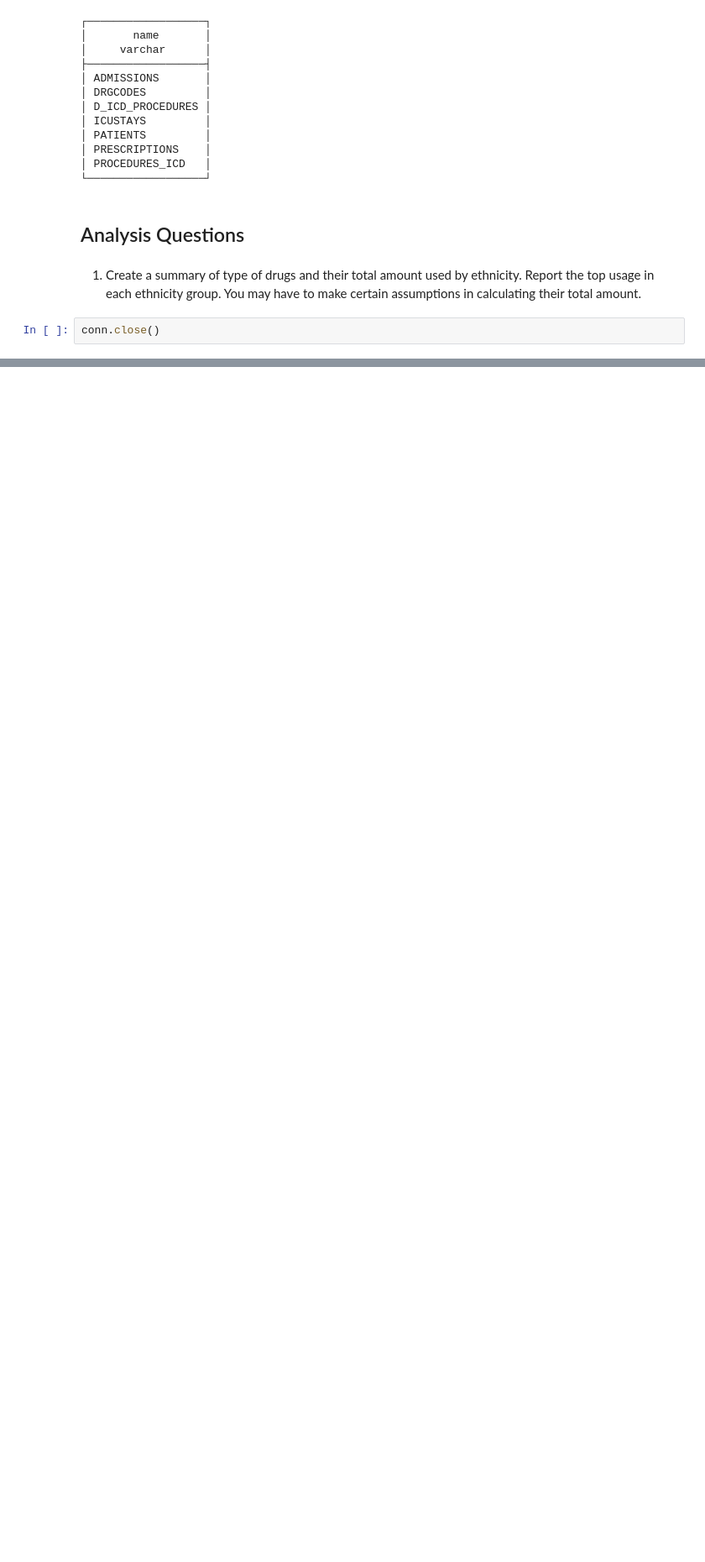
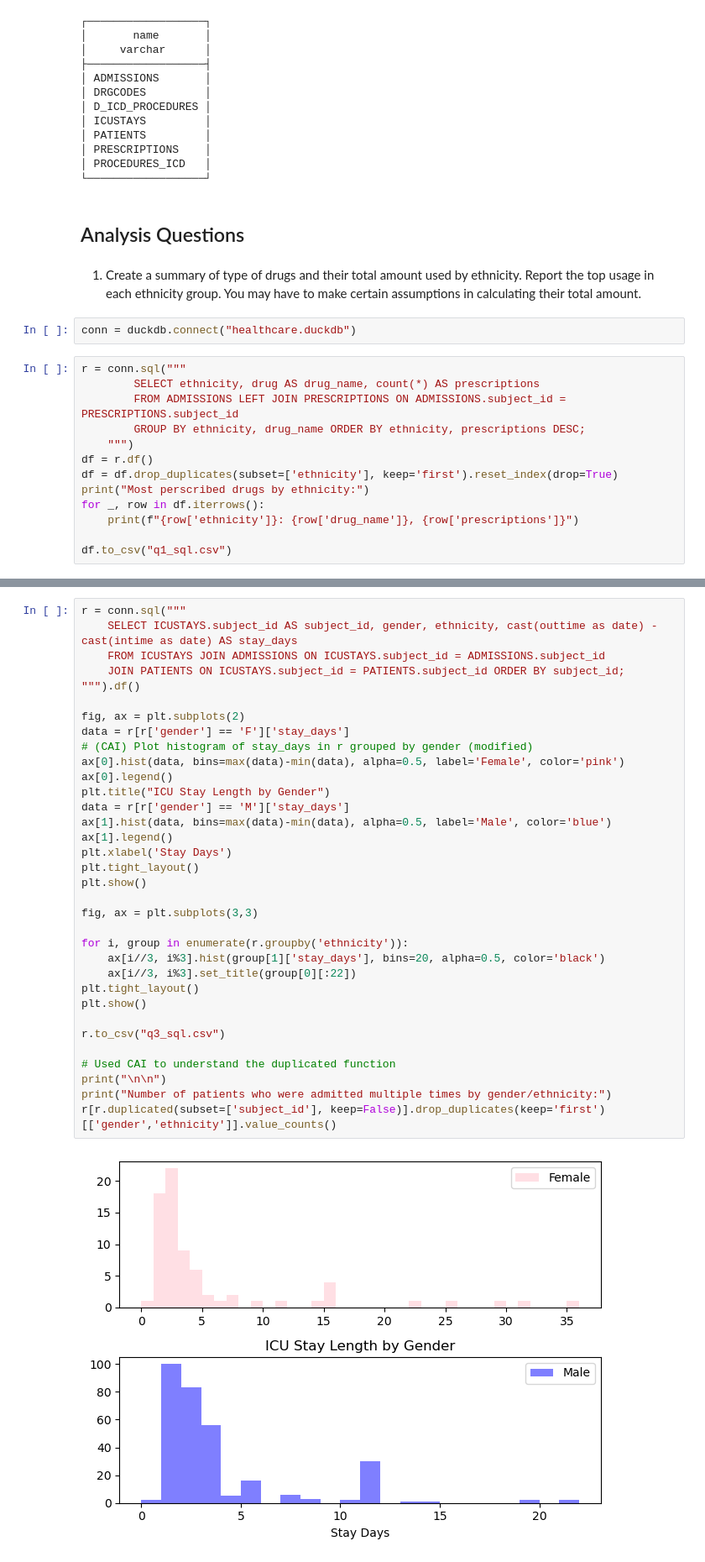
Before and after one commit to rpbeam04/DE300, a Jupyter notebook: homework_2/hw2.ipynb, the cells around one changed output, grey strips where cells are left out. Shown at 84% size. Saved outputs shown, nothing was run; the diff lists cells and outputs as text; blank space fills up the shorter version.

```diff
--- a/homework_2/hw2.ipynb
+++ b/homework_2/hw2.ipynb
@@ -43,4 +47,17 @@ conn.sql("SHOW TABLES;")
 # %% [markdown]
 1. Create a summary of type of drugs and their total amount used by ethnicity. Report the top usage in each ethnicity group. You may have to make certain assumptions in calculating their total amount.
 # %%
-conn.close()
+conn = duckdb.connect("healthcare.duckdb")
+# %%
+r = conn.sql("""
+        SELECT ethnicity, drug AS drug_name, count(*) AS prescriptions
+        FROM ADMISSIONS LEFT JOIN PRESCRIPTIONS ON ADMISSIONS.subject_id = PRESCRIPTIONS.subject_id
+        GROUP BY ethnicity, drug_name ORDER BY ethnicity, prescriptions DESC;
+    """)
+df = r.df()
+df = df.drop_duplicates(subset=['ethnicity'], keep='first').reset_index(drop=True)
+print("Most perscribed drugs by ethnicity:")
+for _, row in df.iterrows():
+    print(f"{row['ethnicity']}: {row['drug_name']}, {row['prescriptions']}")
+
+df.to_csv("q1_sql.csv")
@@ -46,0 +138,36 @@ conn.close()
+# %%
+r = conn.sql("""
+    SELECT ICUSTAYS.subject_id AS subject_id, gender, ethnicity, cast(outtime as date) - cast(intime as date) AS stay_days
+    FROM ICUSTAYS JOIN ADMISSIONS ON ICUSTAYS.subject_id = ADMISSIONS.subject_id
+    JOIN PATIENTS ON ICUSTAYS.subject_id = PATIENTS.subject_id ORDER BY subject_id;
+""").df()
+
+fig, ax = plt.subplots(2)
+data = r[r['gender'] == 'F']['stay_days']
+# (CAI) Plot histogram of stay_days in r grouped by gender (modified)
+ax[0].hist(data, bins=max(data)-min(data), alpha=0.5, label='Female', color='pink')
+ax[0].legend()
+plt.title("ICU Stay Length by Gender")
+data = r[r['gender'] == 'M']['stay_days']
+ax[1].hist(data, bins=max(data)-min(data), alpha=0.5, label='Male', color='blue')
+ax[1].legend()
+plt.xlabel('Stay Days')
+plt.tight_layout()
+plt.show()
+
+fig, ax = plt.subplots(3,3)
+
+for i, group in enumerate(r.groupby('ethnicity')):
+    ax[i//3, i%3].hist(group[1]['stay_days'], bins=20, alpha=0.5, color='black')
+    ax[i//3, i%3].set_title(group[0][:22])
+plt.tight_layout()
+plt.show()
+
+r.to_csv("q3_sql.csv")
+
+# Used CAI to understand the duplicated function
+print("\n\n")
+print("Number of patients who were admitted multiple times by gender/ethnicity:")
+r[r.duplicated(subset=['subject_id'], keep=False)].drop_duplicates(keep='first')[['gender','ethnicity']].value_counts()
+# %% [output]
+[figure, added]
```
Also changed, not shown: parts of 19 cells of this notebook, 7 other files.
